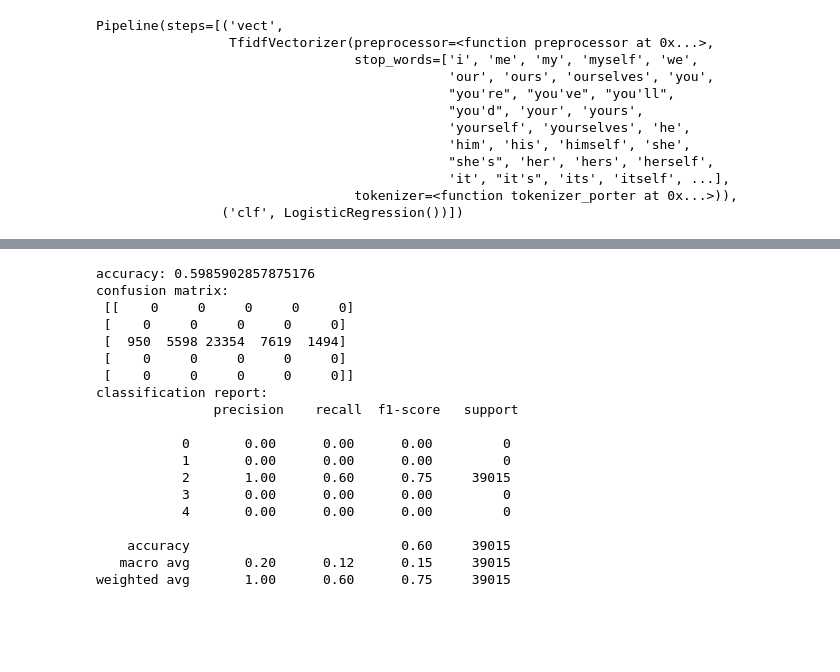
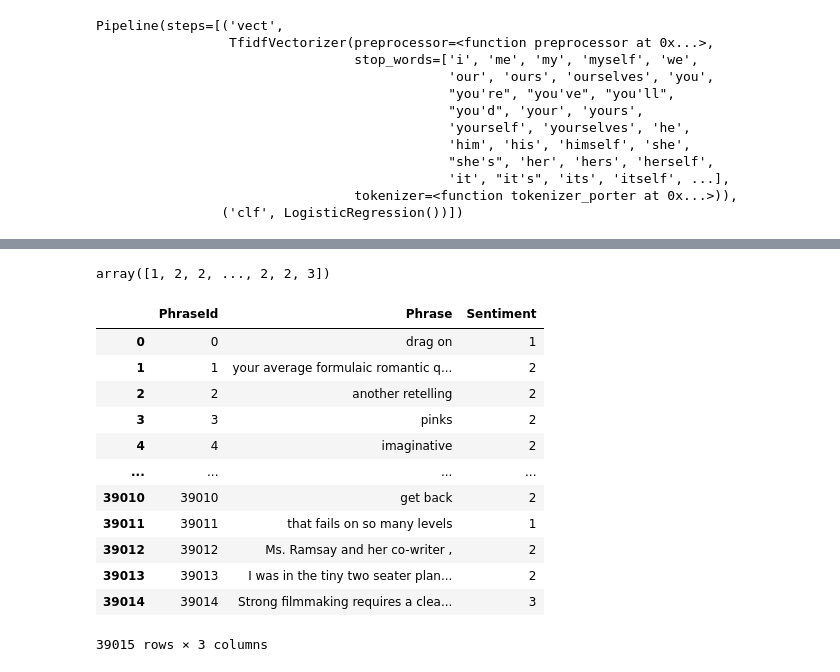
Before and after one commit to NGOCHOABUI/Week_5_Project, a Jupyter notebook: weekly-project.ipynb, the cells around one changed output, grey strips where cells are left out. Cells and saved outputs as stored; diff of their text form; code cells hidden in the pictures; blank space fills up the shorter version.

Commit message:
make submission

```diff
--- a/weekly-project.ipynb
+++ b/weekly-project.ipynb
@@ -34,7 +34,7 @@ stop_words = stopwords.words('english')
 from wordcloud import WordCloud
 # %%
 df = pd.read_csv('train.csv')
-submit = pd.read_csv('submission.csv')
+test = pd.read_csv('test.csv')
 # %%
 df.head()
 # %% [output]
@@ -192,28 +192,8 @@ weighted avg       0.61      0.63      0.62     23409
-# %%
-predictions = clf.predict(submit['Phrase'])
-print('accuracy:',accuracy_score(submit['Sentiment'],predictions))
-print('confusion matrix:\n',confusion_matrix(submit['Sentiment'],predictions))
-print('classification report:\n',classification_report(submit['Sentiment'],predictions))
-# %% [output]
-accuracy: 0.5985902857875176
-confusion matrix:
- [[    0     0     0     0     0]
- [    0     0     0     0     0]
- [  950  5598 23354  7619  1494]
- [    0     0     0     0     0]
- [    0     0     0     0     0]]
-classification report:
-               precision    recall  f1-score   support
-
-           0       0.00      0.00      0.00         0
-           1       0.00      0.00      0.00         0
-           2       1.00      0.60      0.75     39015
-           3       0.00      0.00      0.00         0
-           4       0.00      0.00      0.00         0
-
-    accuracy                           0.60     39015
-   macro avg       0.20      0.12      0.15     39015
-weighted avg       1.00      0.60      0.75     39015
+# %%
+predictions = clf.predict(test['Phrase'])
+predictions
+# %% [output]
+array([1, 2, 2, ..., 2, 2, 3])
 # %%
 import pickle
 import os
@@ -223,3 +203,21 @@ pickle.dump(clf, open('logisticRegModel.pkl', 'wb'))
 # There are too many features, how to reduce those
 # Regularization?? How to choose a good C
 # Pick a multi class solvers?
+# %%
+test['Sentiment'] = predictions
+# %%
+test
+# %% [output]
+|  | PhraseId | Phrase | Sentiment |
+| 0 | 0 | drag on | 1 |
+| 1 | 1 | your average formulaic romantic q... | 2 |
+| 2 | 2 | another retelling | 2 |
+| 3 | 3 | pinks | 2 |
+| 4 | 4 | imaginative | 2 |
+| ... | ... | ... | ... |
+| 39010 | 39010 | get back | 2 |
+| 39011 | 39011 | that fails on so many levels | 1 |
+| 39012 | 39012 | Ms. Ramsay and her co-writer , | 2 |
+| 39013 | 39013 | I was in the tiny two seater plan... | 2 |
+| 39014 | 39014 | Strong filmmaking requires a clea... | 3 |
+39015 rows × 3 columns
```
Also changed, not shown: parts of 3 cells of this notebook, 2 other files.
